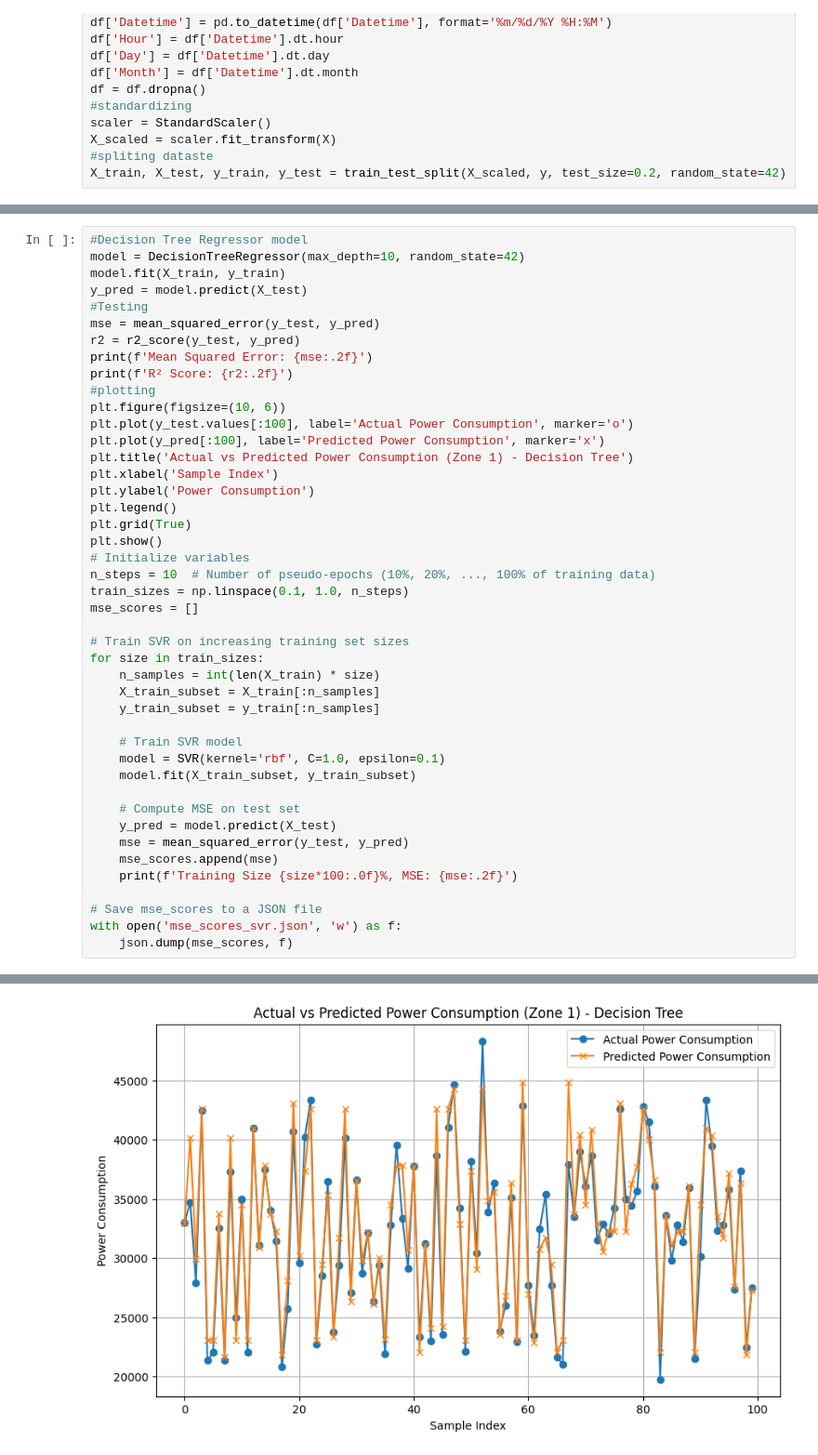
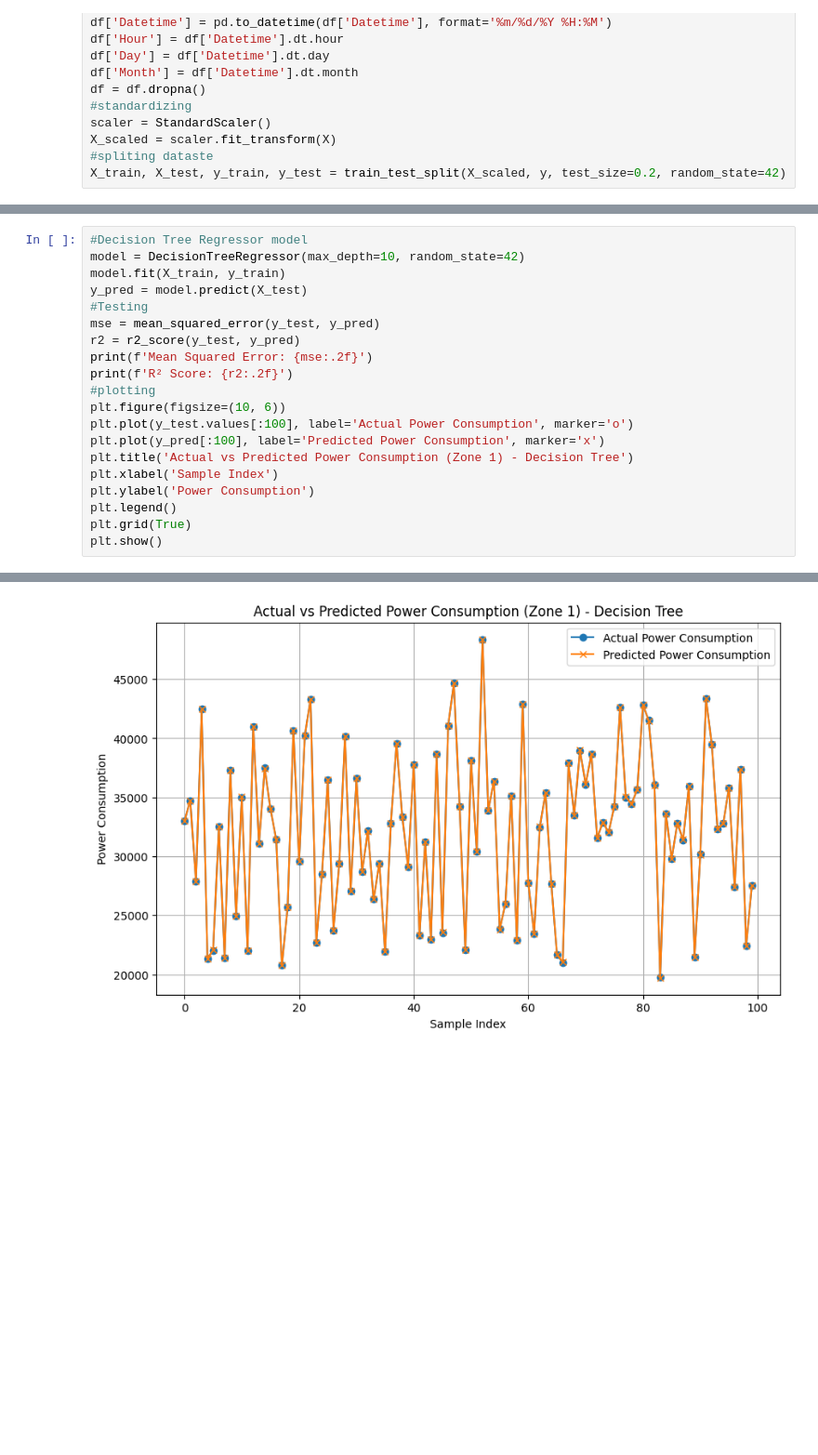
Before and after one commit to aditya2k5/Forecasting-electric-load-using_ML, a Jupyter notebook: Load_prediction_best_model.ipynb, the cells around one changed output, grey strips where cells are left out. Shown at 93% size. Drawn from its saved outputs; the diff is of its cells as text; blank space fills up the shorter version.

```diff
--- a/Load_prediction_best_model.ipynb
+++ b/Load_prediction_best_model.ipynb
@@ -139,28 +105,4 @@ plt.ylabel('Power Consumption')
 plt.legend()
 plt.grid(True)
 plt.show()
-# Initialize variables
-n_steps = 10  # Number of pseudo-epochs (10%, 20%, ..., 100% of training data)
-train_sizes = np.linspace(0.1, 1.0, n_steps)
-mse_scores = []
-
-# Train SVR on increasing training set sizes
-for size in train_sizes:
-    n_samples = int(len(X_train) * size)
-    X_train_subset = X_train[:n_samples]
-    y_train_subset = y_train[:n_samples]
-
-    # Train SVR model
-    model = SVR(kernel='rbf', C=1.0, epsilon=0.1)
-    model.fit(X_train_subset, y_train_subset)
-
-    # Compute MSE on test set
-    y_pred = model.predict(X_test)
-    mse = mean_squared_error(y_test, y_pred)
-    mse_scores.append(mse)
-    print(f'Training Size {size*100:.0f}%, MSE: {mse:.2f}')
-
-# Save mse_scores to a JSON file
-with open('mse_scores_svr.json', 'w') as f:
-    json.dump(mse_scores, f)
 # %% [output]
@@ -169 +111 @@ R² Score: 0.94
-[figure, old version]
+[figure, new version]
```
Also changed, not shown: parts of 5 cells of this notebook.
